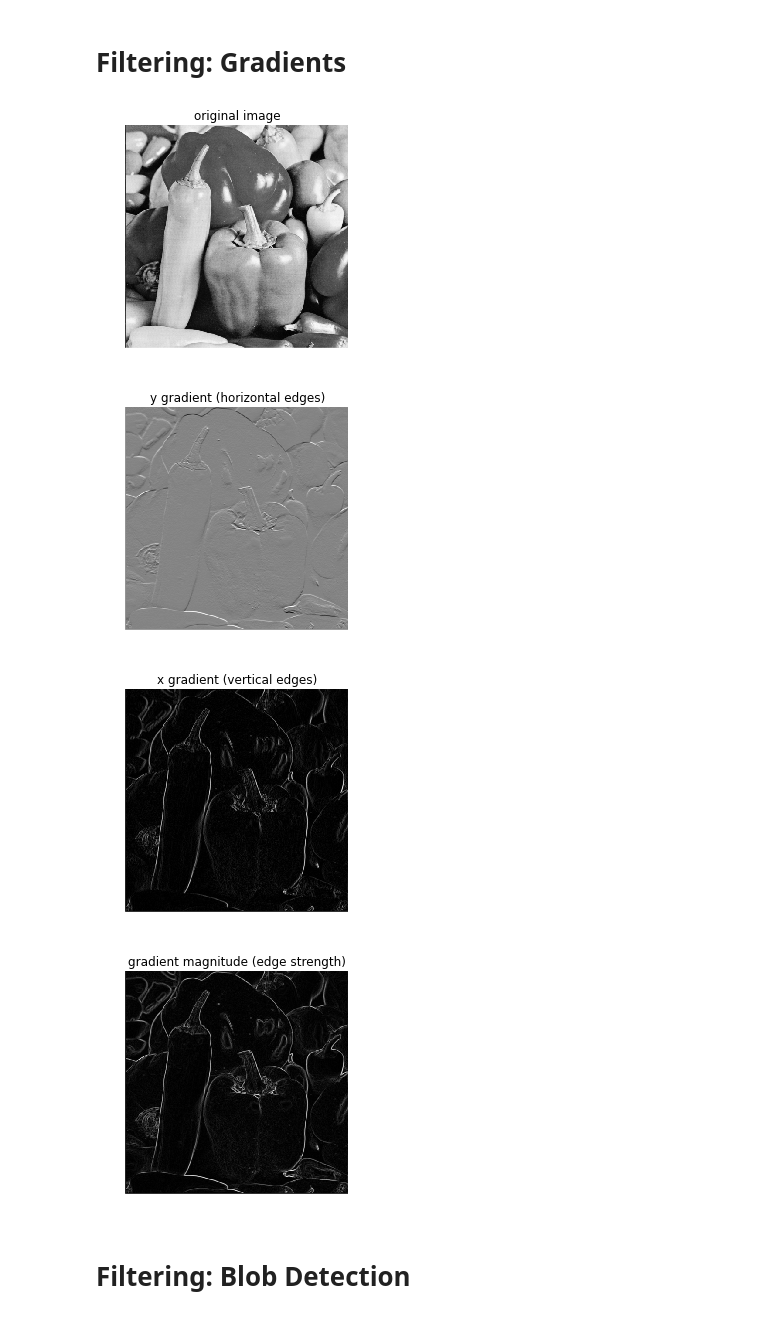
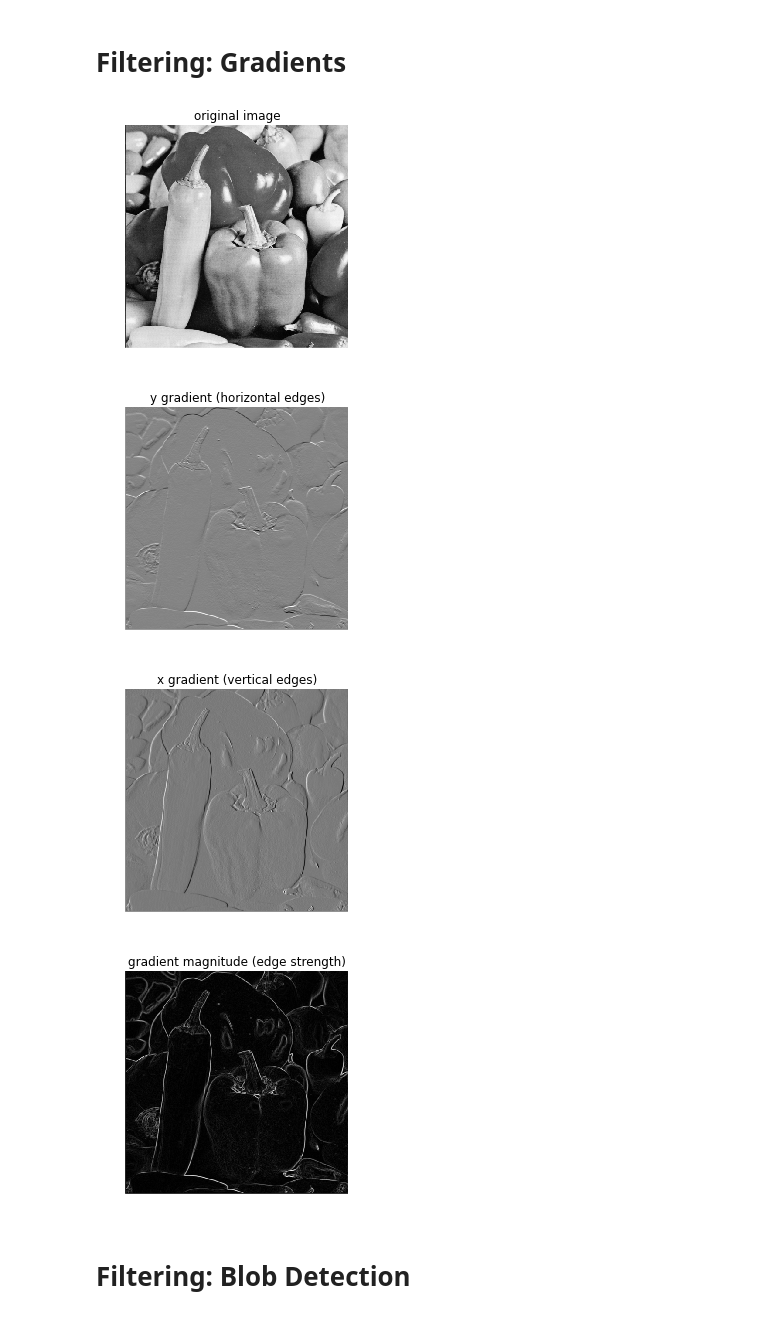
Before and after one commit to brikeats/Image-Analysis-in-Python, a Jupyter notebook: Intro to Image Analysis in Python.ipynb, the cells around one changed output. Saved outputs shown, nothing was run; the diff lists cells and outputs as text; code cells hidden in the pictures.

```diff
--- a/Intro to Image Analysis in Python.ipynb
+++ b/Intro to Image Analysis in Python.ipynb
@@ -195,18 +204,18 @@ my_imshow(gauss_blurred, 'uniform blur, kernel size %i, sigma %.2f' % (kern_sz,
 # %%
 from skimage import filters
 
 grad_x = filters.sobel_h(gray_im)
 grad_y = filters.sobel_v(gray_im)
 grad_mag = np.sqrt(grad_x**2 + grad_y**2)
 
 my_imshow(gray_im, 'original image')
 my_imshow(grad_x, 'y gradient (horizontal edges)')
-my_imshow(np.abs(grad_y), 'x gradient (vertical edges)')
+my_imshow(grad_y, 'x gradient (vertical edges)')
 my_imshow(grad_mag, 'gradient magnitude (edge strength)')
 # %% [output]
 [figure]
 [figure]
-[figure, old version]
+[figure, new version]
 [figure]
 # %% [markdown]
 # Filtering: Blob Detection
```
Also changed, not shown: parts of 6 cells of this notebook, 2 other files.
